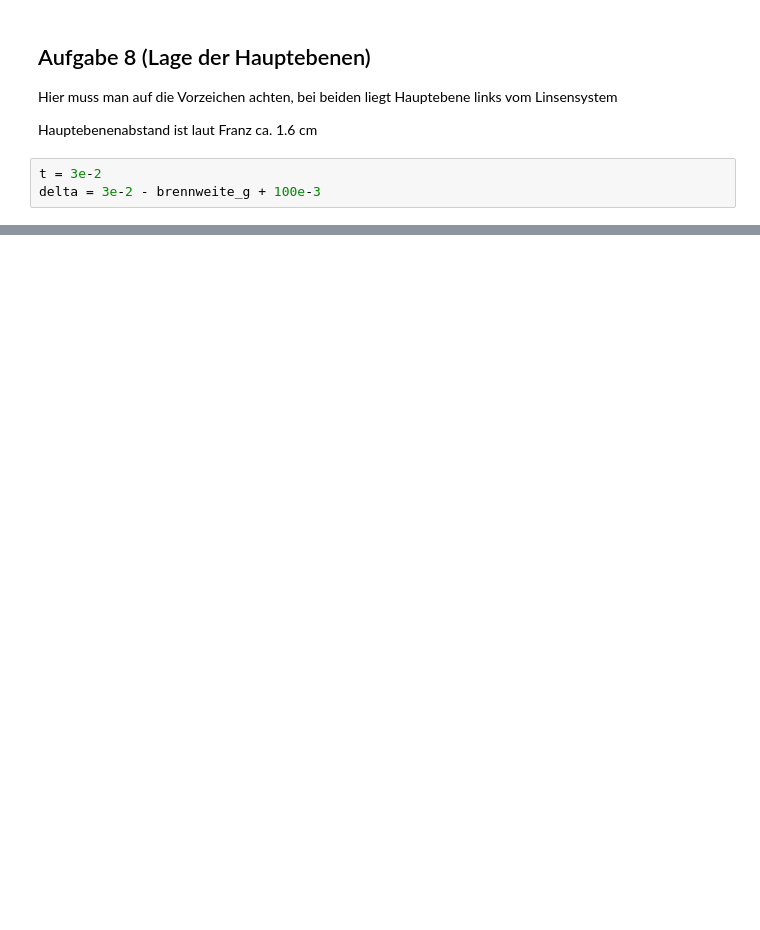
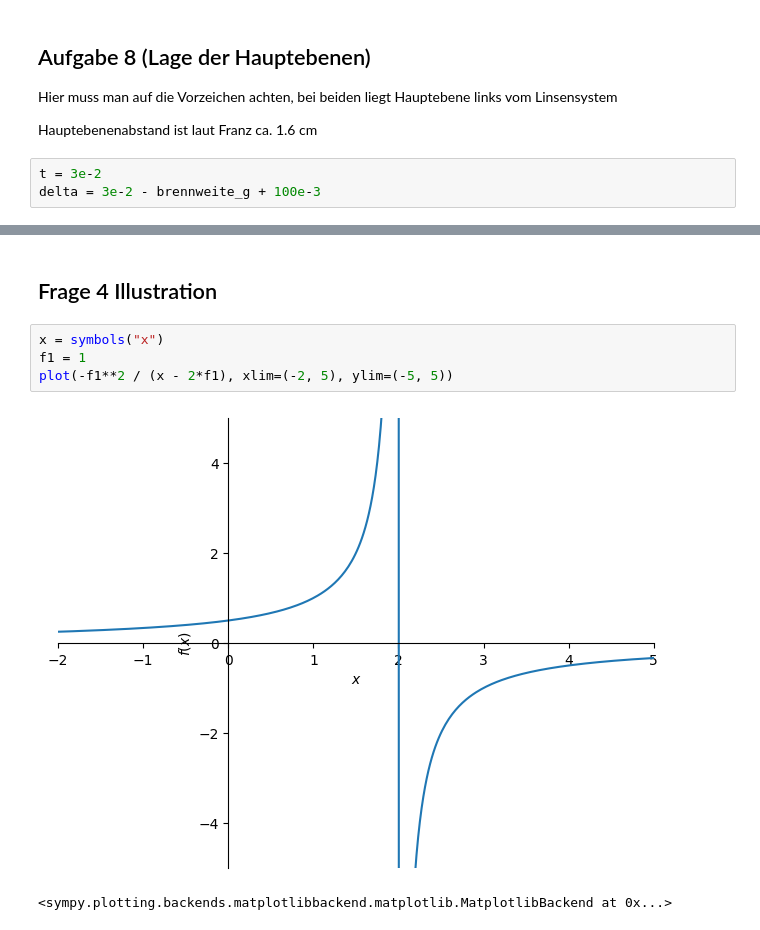
Before and after one commit to RombusBombus/AP3, a Jupyter notebook: OPA/OPA.ipynb, the cells around one changed output, grey strips where cells are left out. Saved outputs shown, nothing was run; the diff lists cells and outputs as text; blank space fills up the shorter version.

```diff
--- a/OPA/OPA.ipynb
+++ b/OPA/OPA.ipynb
@@ -512,0 +515,9 @@ np.float64(1.59143866569127)
+# %% [markdown]
+## Frage 4 Illustration
+# %%
+x = symbols("x")
+f1 = 1
+plot(-f1**2 / (x - 2*f1), xlim=(-2, 5), ylim=(-5, 5))
+# %% [output]
+[figure, added]
+<sympy.plotting.backends.matplotlibbackend.matplotlib.MatplotlibBackend at 0x...>
```
Also changed, not shown: parts of 8 cells of this notebook, 6 other files.
